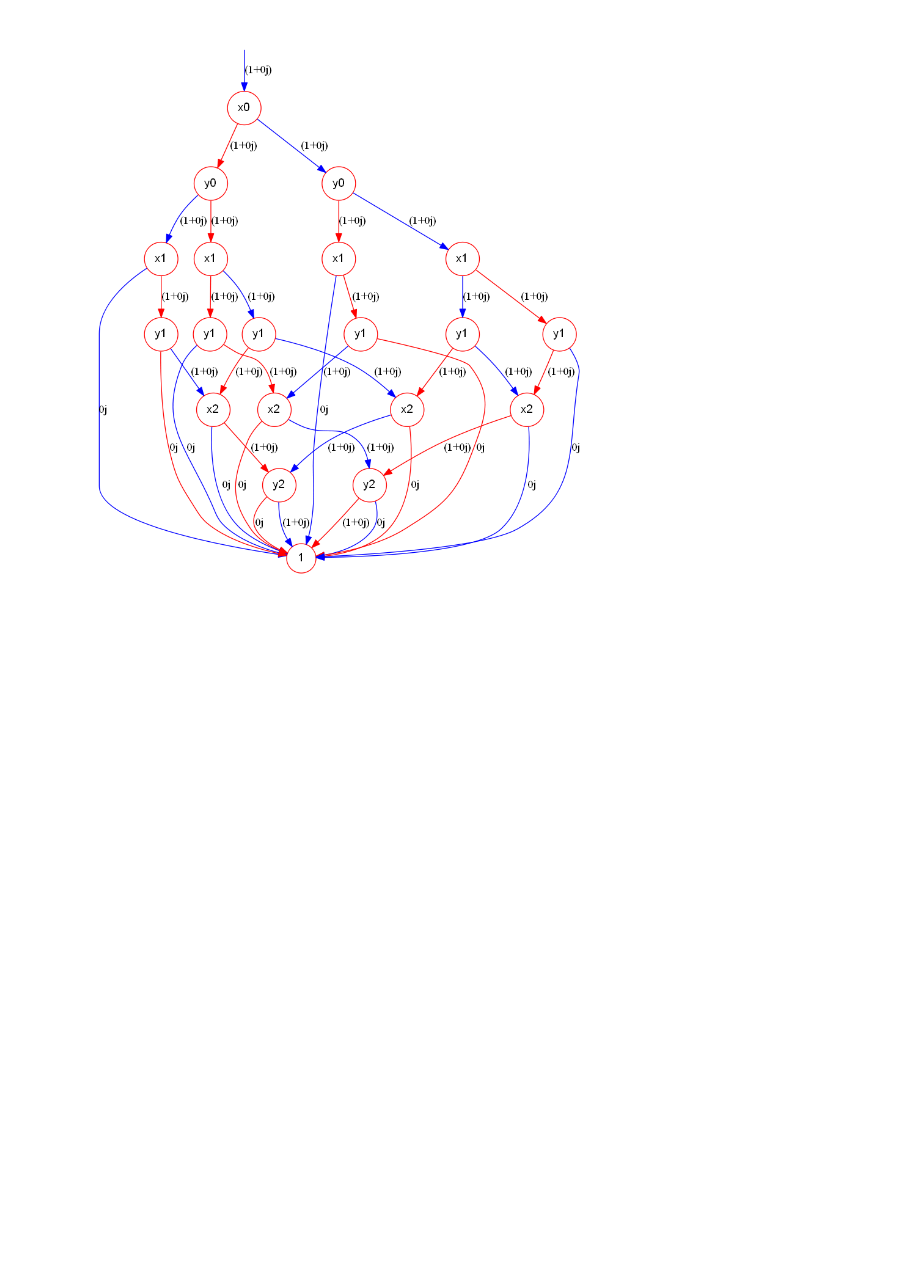
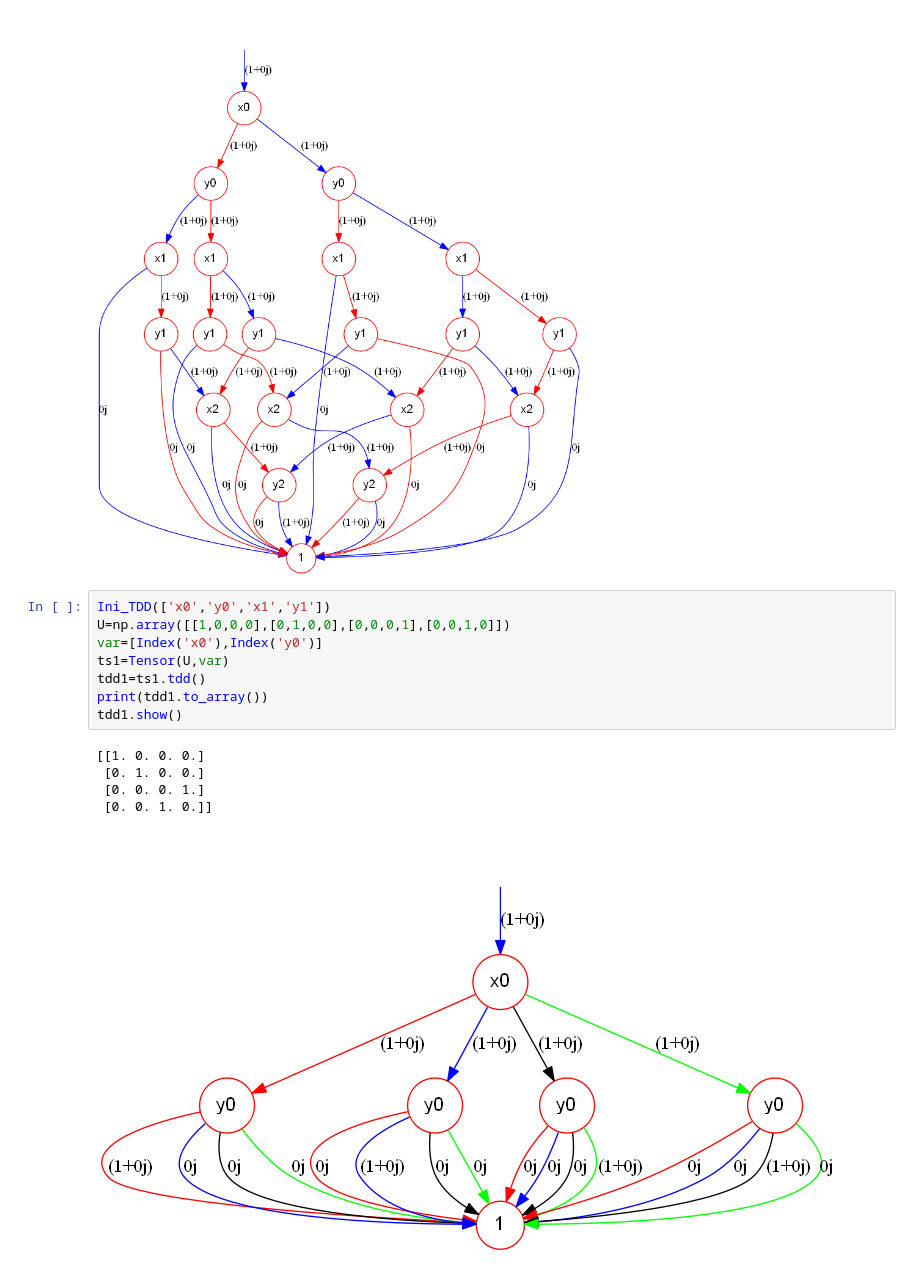
Before and after one commit to Veriqc/TDD, a Jupyter notebook: Test.ipynb, the cells around one changed output. Cells and saved outputs as stored; diff of their text form; blank space fills up the shorter version.

```diff
--- a/Test.ipynb
+++ b/Test.ipynb
@@ -56,3 +56,17 @@ tdd2.show()
 # %% [output]
 True
 [figure]
+# %%
+Ini_TDD(['x0','y0','x1','y1'])
+U=np.array([[1,0,0,0],[0,1,0,0],[0,0,0,1],[0,0,1,0]])
+var=[Index('x0'),Index('y0')]
+ts1=Tensor(U,var)
+tdd1=ts1.tdd()
+print(tdd1.to_array())
+tdd1.show()
+# %% [output]
+[[1. 0. 0. 0.]
+ [0. 1. 0. 0.]
+ [0. 0. 0. 1.]
+ [0. 0. 1. 0.]]
+[figure, added]
```
Also changed, not shown: parts of 2 cells of this notebook.
